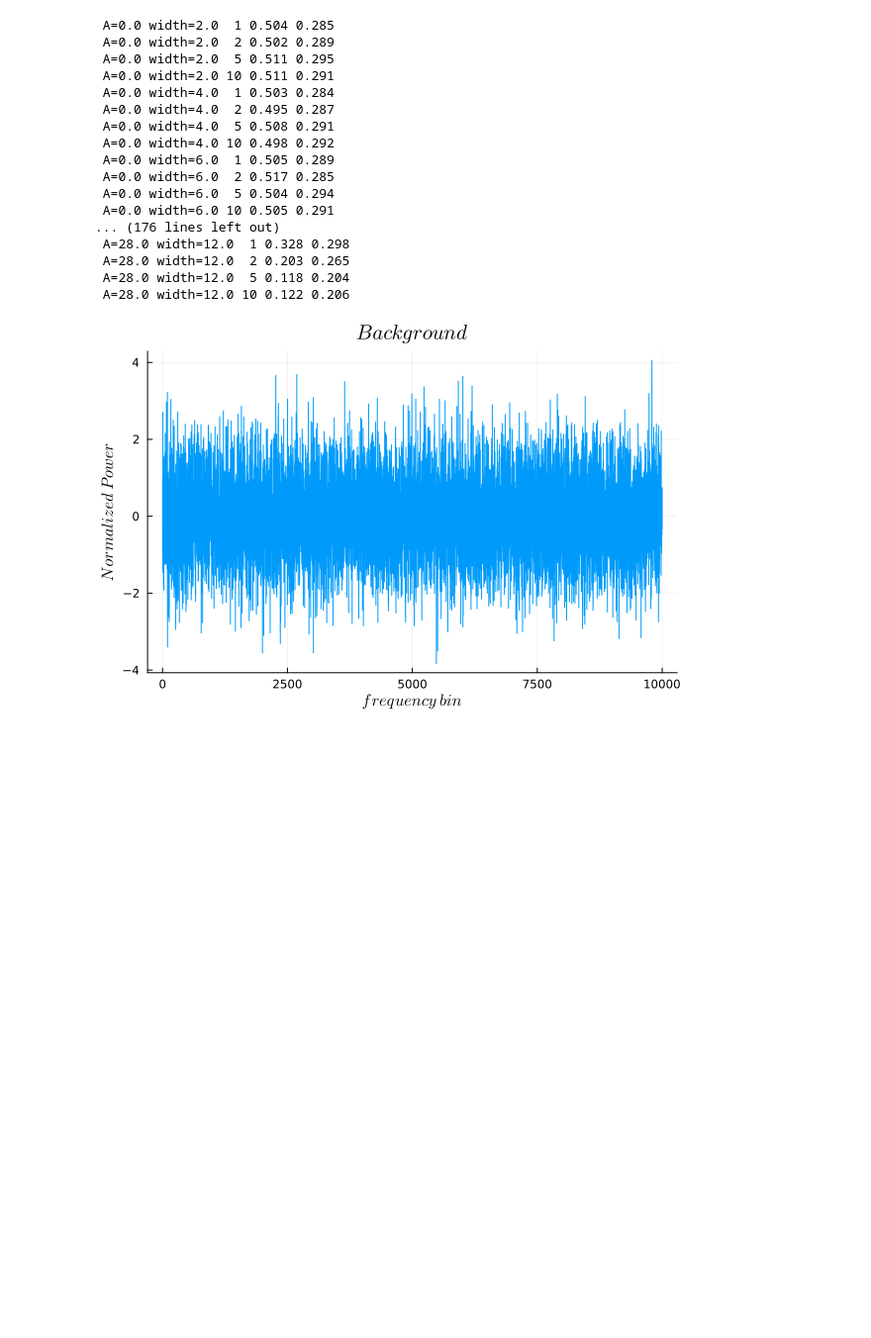
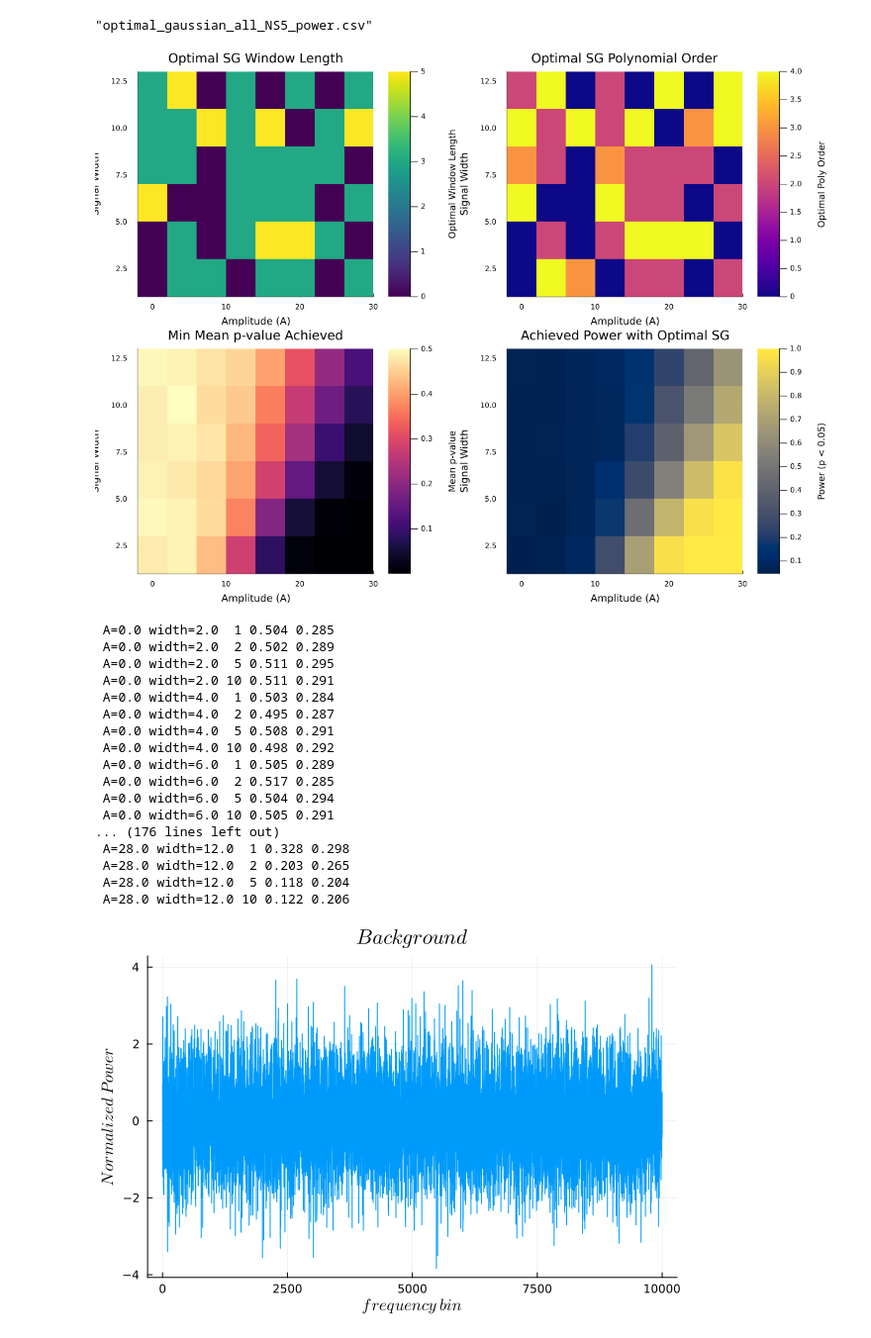
Before and after one commit to SutirthaMukherjee2004/Dark_Matter_Magnetized_Disc_Mirror_Axion_Dielectric_Haloscope_Experiment, a Jupyter notebook: MADMAX-Runs3.ipynb, the cells around one changed output. Shown at 99% size. Cells and saved outputs as stored; diff of their text form; code cells hidden in the pictures; blank space fills up the shorter version.

```diff
--- a/MADMAX-Runs3.ipynb
+++ b/MADMAX-Runs3.ipynb
@@ -12,3 +669,70 @@ using RunStatistics: t_obs
+# %%
+using CSV
+CSV.write("comprehensive_df_Gaussian_all_NS5_power.csv", comprehensive_df)
+CSV.write("mean_p_gaussian_all_NS5_power.csv", mean_p_df)
+CSV.write("optimal_gaussian_all_NS5_power.csv", optimal_df)
+# %% [output]
+"optimal_gaussian_all_NS5_power.csv"
+# %%
+using DataFrames, Plots
+
+# Pivot helper:
+function pivot_heatmap(df, value_col)
+    amplitudes = sort(unique(df.amplitude))
+    widths = sort(unique(df.width))
+    Z = zeros(length(widths), length(amplitudes))
+    for (i, w) in enumerate(widths)
+        for (j, a) in enumerate(amplitudes)
+            Z[i, j] = df[(df.amplitude .== a) .& (df.width .== w), value_col][1]
+        end
+    end
+    return amplitudes, widths, Z
+end
+
+# 1️⃣ Heatmap: Optimal Window Length
+amps, widths, Z_wl = pivot_heatmap(optimal_df, :best_wl)
+p_opt_wl = heatmap(
+    amps, widths, Z_wl,
+    xlabel = "Amplitude (A)", ylabel = "Signal Width",
+    colorbar_title = "Optimal Window Length",
+    title = "Optimal SG Window Length",
+    c = :viridis
+)
+
+# 2️⃣ Heatmap: Optimal Polynomial Order
+_, _, Z_po = pivot_heatmap(optimal_df, :best_po)
+p_opt_po = heatmap(
+    amps, widths, Z_po,
+    xlabel = "Amplitude (A)", ylabel = "Signal Width",
+    colorbar_title = "Optimal Poly Order",
+    title = "Optimal SG Polynomial Order",
+    c = :plasma
+)
+
+# 3️⃣ Heatmap: Min Mean p-value
+_, _, Z_meanp = pivot_heatmap(optimal_df, :best_mean_p)
+p_opt_meanp = heatmap(
+    amps, widths, Z_meanp,
+    xlabel = "Amplitude (A)", ylabel = "Signal Width",
+    colorbar_title = "Mean p-value",
+    title = "Min Mean p-value Achieved",
+    c = :magma
+)
+
+# 4️⃣ Heatmap: Power
+_, _, Z_power = pivot_heatmap(optimal_df, :best_power)
+p_opt_power = heatmap(
+    amps, widths, Z_power,
+    xlabel = "Amplitude (A)", ylabel = "Signal Width",
+    colorbar_title = "Power (p < 0.05)",
+    title = "Achieved Power with Optimal SG",
+    c = :cividis
+)
+
+# Display in a 2x2 grid
+plot(p_opt_wl, p_opt_po, p_opt_meanp, p_opt_power, layout = (2, 2), size = (1200, 900))
+# %% [output]
+[figure, added]
 # %%
 #
 #
```
Also changed, not shown: parts of 4 cells of this notebook, 21 other files.
